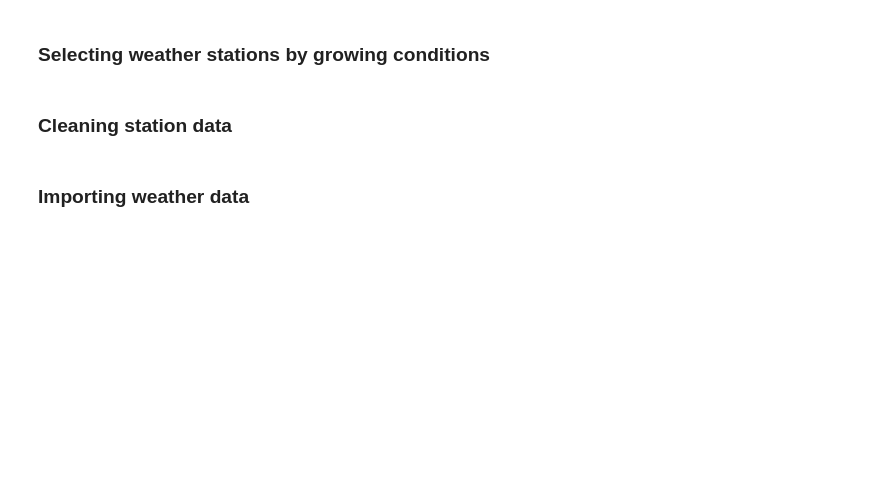
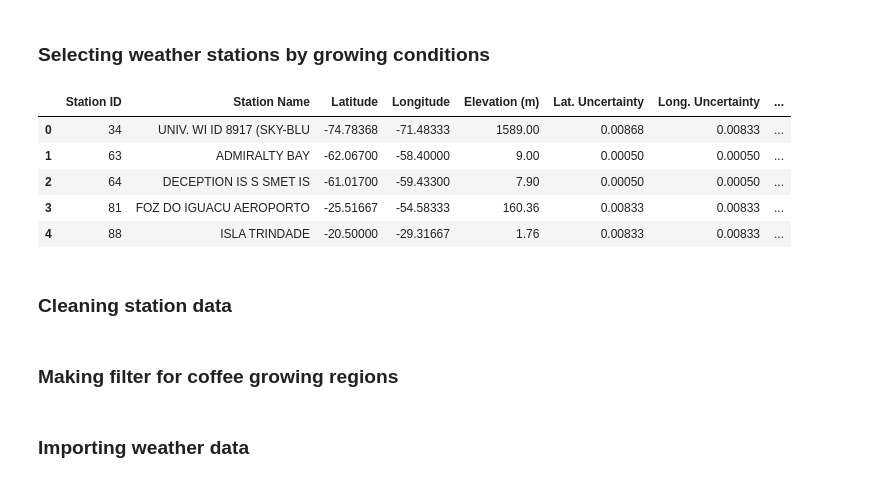
Before and after one commit to mohsseha/DSI-BOS-students, a Jupyter notebook: ntmitchell/capstone project/z--module--data-collection--importing-temperature-data-from-Berkeley-Earth.ipynb, the cells around one changed output. Saved outputs shown, nothing was run; the diff lists cells and outputs as text; code cells hidden in the pictures; blank space fills up the shorter version.

```diff
--- a/ntmitchell/capstone project/z--module--data-collection--importing-temperature-data-from-Berkeley-Earth.ipynb
+++ b/ntmitchell/capstone project/z--module--data-collection--importing-temperature-data-from-Berkeley-Earth.ipynb
@@ -124,6 +106,15 @@ raw_station_data = pd.read_csv("../datasets/capstone/downloaded data/berkeley_ea
                                         "# Suggested Relocations",
                                         "# of Sources",
                                         "Hash"])
+# %%
+raw_station_data.head()
+# %% [output]
+|  | Station ID | Station Name | Latitude | Longitude | Elevation (m) | Lat. Uncertainty | Long. Uncertainty | ... |
+| 0 | 34 | UNIV. WI ID 8917 (SKY-BLU | -74.78368 | -71.48333 | 1589.00 | 0.00868 | 0.00833 | ... |
+| 1 | 63 | ADMIRALTY BAY | -62.06700 | -58.40000 | 9.00 | 0.00050 | 0.00050 | ... |
+| 2 | 64 | DECEPTION IS S SMET IS | -61.01700 | -59.43300 | 7.90 | 0.00050 | 0.00050 | ... |
+| 3 | 81 | FOZ DO IGUACU AEROPORTO | -25.51667 | -54.58333 | 160.36 | 0.00833 | 0.00833 | ... |
+| 4 | 88 | ISLA TRINDADE | -20.50000 | -29.31667 | 1.76 | 0.00833 | 0.00833 | ... |
 # %% [markdown]
 ### Cleaning station data
 # %%
@@ -143,6 +134,8 @@ station_data.loc[:, "Country"] = station_data["Country"].str.strip()
 stations_in_coffee_producing_countries = station_data[station_data["Country"].isin(coffee_harvest_schedule["Producing Country"])]
 
 hemisphere_dictionary = (station_data.groupby(by = "Country")["Latitude"].mean() > 0).map({True: "Northern", False: "Southern"}).to_dict()
+# %% [markdown]
+### Making filter for coffee growing regions
 # %%
 # Arabica grows best in elevations 548 m – 1100 m for latitudes between 16° and 24°, or 1097 m – 1920 m for latitudes less that ±10°
 arabica_growing_conditions_criteria = (stations_in_coffee_producing_countries["Elevation (m)"] >= 548) & (stations_in_coffee_producing_countries["Elevation (m)"] <= 1100) & (stations_in_coffee_producing_countries["Latitude"].abs() > 16) & (stations_in_coffee_producing_countries["Latitude"].abs() <= 24)
```
Also changed, not shown: parts of 2 cells of this notebook, 5 other files.
